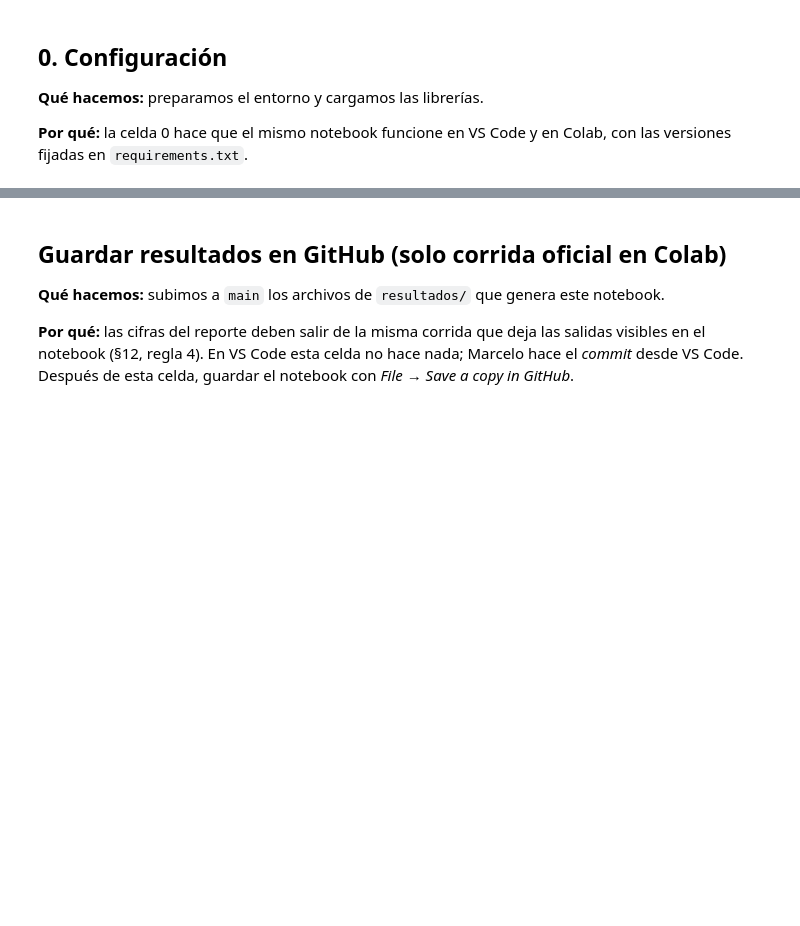
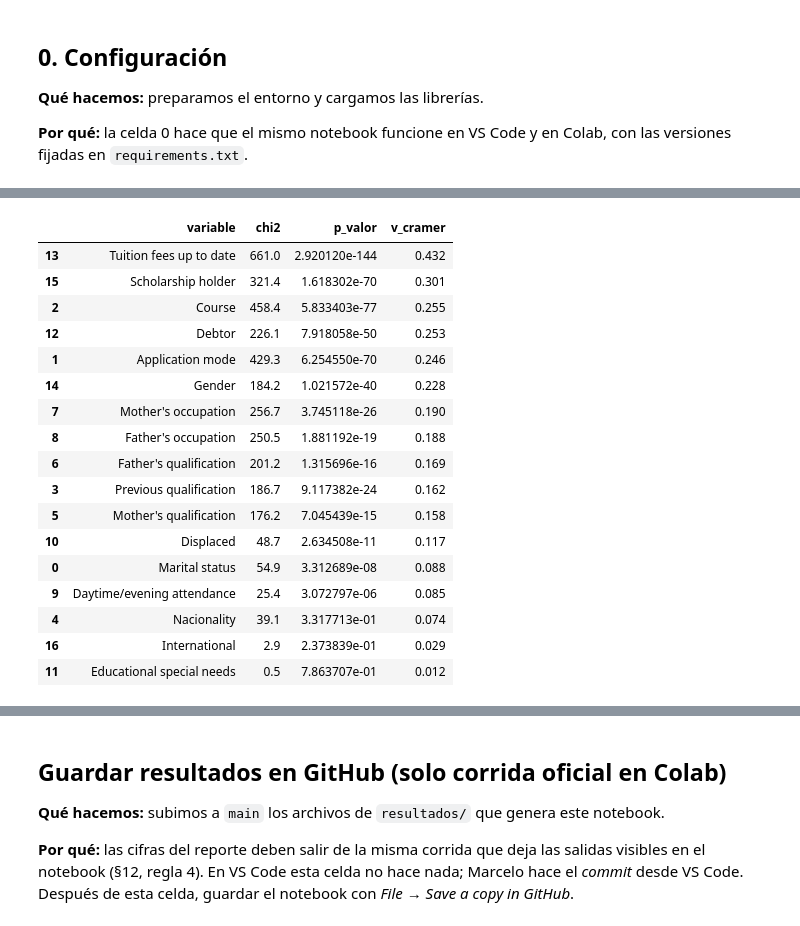
Before and after one commit to MCuetoV/proyecto-ml-2026-2, a Jupyter notebook: notebooks/01_estudiantes_exploracion.ipynb, the cells around one changed output, grey strips where cells are left out. Drawn from its saved outputs; the diff is of its cells as text; code cells hidden in the pictures; blank space fills up the shorter version.

```diff
--- a/notebooks/01_estudiantes_exploracion.ipynb
+++ b/notebooks/01_estudiantes_exploracion.ipynb
@@ -138,0 +276,5 @@ proporciones.round(3)
+# %%
+# Situación final según tres variables socioeconómicas binarias (proporción por fila)
+for variable in ["Debtor", "Tuition fees up to date", "Scholarship holder"]:
+    print(variable)
+    print(pd.crosstab(train[variable], train[OBJETIVO], normalize="index").round(2), "\n")
@@ -138,0 +324,31 @@ proporciones.round(3)
+# %%
+# Asociación de cada variable categórica con el target: chi² (curso) y V de Cramér (tamaño del efecto)
+from scipy.stats import chi2_contingency
+
+filas = []
+for variable in NOMINALES + BINARIAS:
+    tabla = pd.crosstab(train[variable], train[OBJETIVO])
+    chi2, p_valor, _, _ = chi2_contingency(tabla)
+    v_cramer = (chi2 / (tabla.values.sum() * (min(tabla.shape) - 1))) ** 0.5
+    filas.append({"variable": variable, "chi2": round(chi2, 1), "p_valor": p_valor, "v_cramer": round(v_cramer, 3)})
+asociacion = pd.DataFrame(filas).sort_values("v_cramer", ascending=False)
+asociacion
+# %% [output]
+|  | variable | chi2 | p_valor | v_cramer |
+| 13 | Tuition fees up to date | 661.0 | 2.920120e-144 | 0.432 |
+| 15 | Scholarship holder | 321.4 | 1.618302e-70 | 0.301 |
+| 2 | Course | 458.4 | 5.833403e-77 | 0.255 |
+| 12 | Debtor | 226.1 | 7.918058e-50 | 0.253 |
+| 1 | Application mode | 429.3 | 6.254550e-70 | 0.246 |
+| 14 | Gender | 184.2 | 1.021572e-40 | 0.228 |
+| 7 | Mother's occupation | 256.7 | 3.745118e-26 | 0.190 |
+| 8 | Father's occupation | 250.5 | 1.881192e-19 | 0.188 |
+| 6 | Father's qualification | 201.2 | 1.315696e-16 | 0.169 |
+| 3 | Previous qualification | 186.7 | 9.117382e-24 | 0.162 |
+| 5 | Mother's qualification | 176.2 | 7.045439e-15 | 0.158 |
+| 10 | Displaced | 48.7 | 2.634508e-11 | 0.117 |
+| 0 | Marital status | 54.9 | 3.312689e-08 | 0.088 |
+| 9 | Daytime/evening attendance | 25.4 | 3.072797e-06 | 0.085 |
+| 4 | Nacionality | 39.1 | 3.317713e-01 | 0.074 |
+| 16 | International | 2.9 | 2.373839e-01 | 0.029 |
+| 11 | Educational special needs | 0.5 | 7.863707e-01 | 0.012 |
```
Also changed, not shown: parts of 61 cells of this notebook.
